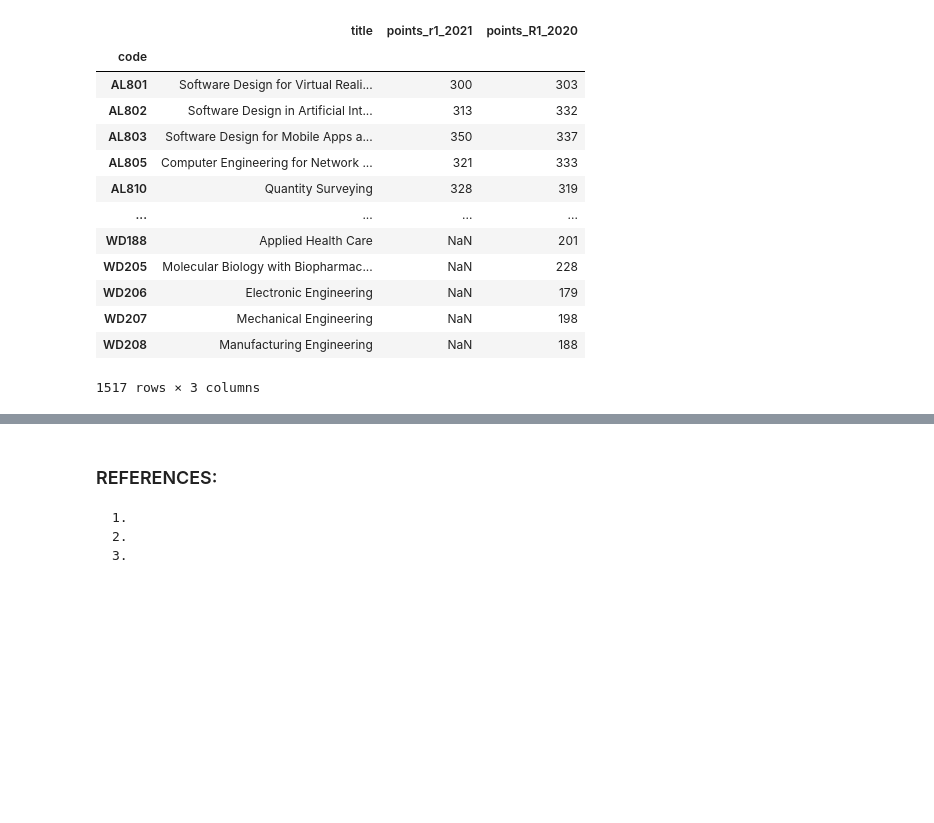
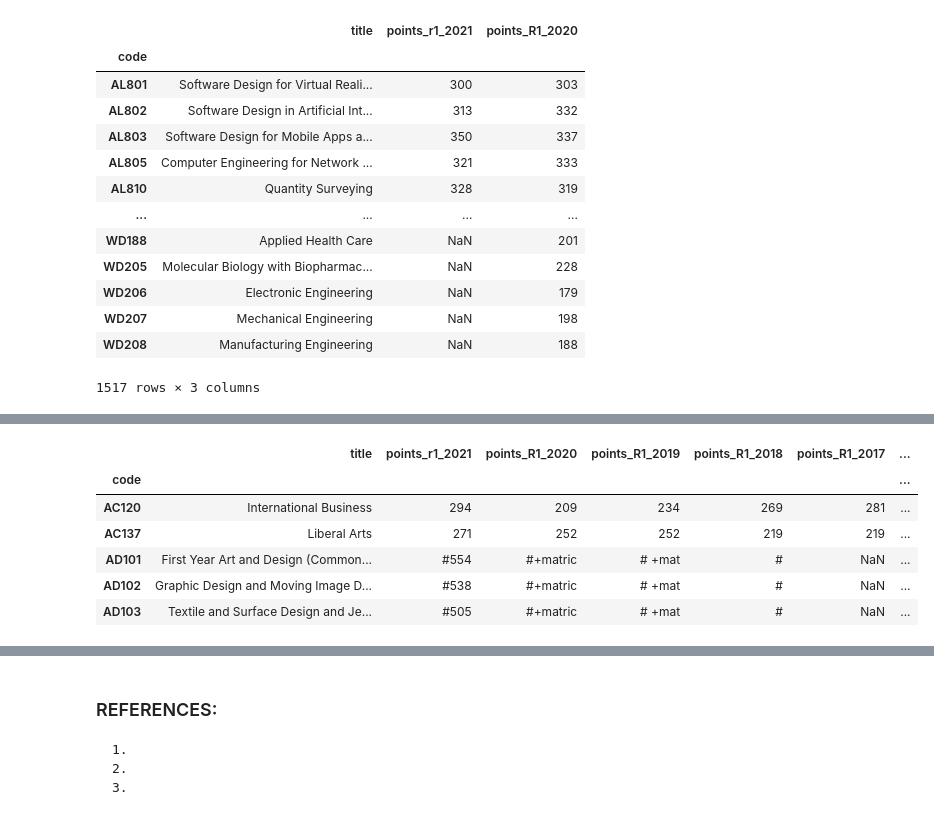
Before and after one commit to DracoNibilis/CAO_Points_Analysis, a Jupyter notebook: cao.ipynb, the cells around one changed output, grey strips where cells are left out. Saved outputs shown, nothing was run; the diff lists cells and outputs as text; code cells hidden in the pictures; blank space fills up the shorter version.

Commit message:
add other years data

```diff
--- a/cao.ipynb
+++ b/cao.ipynb
@@ -673,0 +774,4 @@ allcourses
+# %%
+# set the index
+df2017_r1.set_index('code', inplace=True)
+df2017_r1.head()
@@ -673,0 +786,4 @@ allcourses
+# %%
+# Join 2017 to allcourses.
+allcourses = allcourses.join(df2017_r1)
+allcourses.head()
@@ -673,0 +798,5 @@ allcourses
+# %%
+# add points 2016 in the table
+df2016_r1 = df2016[['Code', 'EOS']]
+df2016_r1.columns = ['code', 'points_R1_2016']
+df2016_r1.head()
@@ -673,0 +810,4 @@ allcourses
+# %%
+# set the index
+df2016_r1.set_index('code', inplace=True)
+df2016_r1.head()
@@ -673,0 +822,12 @@ allcourses
+# %%
+# Join 2016 to allcourses.
+allcourses = allcourses.join(df2016_r1)
+allcourses.head()
+# %% [output]
+|  | title | points_r1_2021 | points_R1_2020 | points_R1_2019 | points_R1_2018 | points_R1_2017 | ... |
+| code |  |  |  |  |  |  | ... |
+| AC120 | International Business | 294 | 209 | 234 | 269 | 281 | ... |
+| AC137 | Liberal Arts | 271 | 252 | 252 | 219 | 219 | ... |
+| AD101 | First Year Art and Design (Common... | #554 | #+matric | # +mat | # | NaN | ... |
+| AD102 | Graphic Design and Moving Image D... | #538 | #+matric | # +mat | # | NaN | ... |
+| AD103 | Textile and Surface Design and Je... | #505 | #+matric | # +mat | # | NaN | ... |
```
Also changed, not shown: parts of 31 cells of this notebook, 12 other files.
